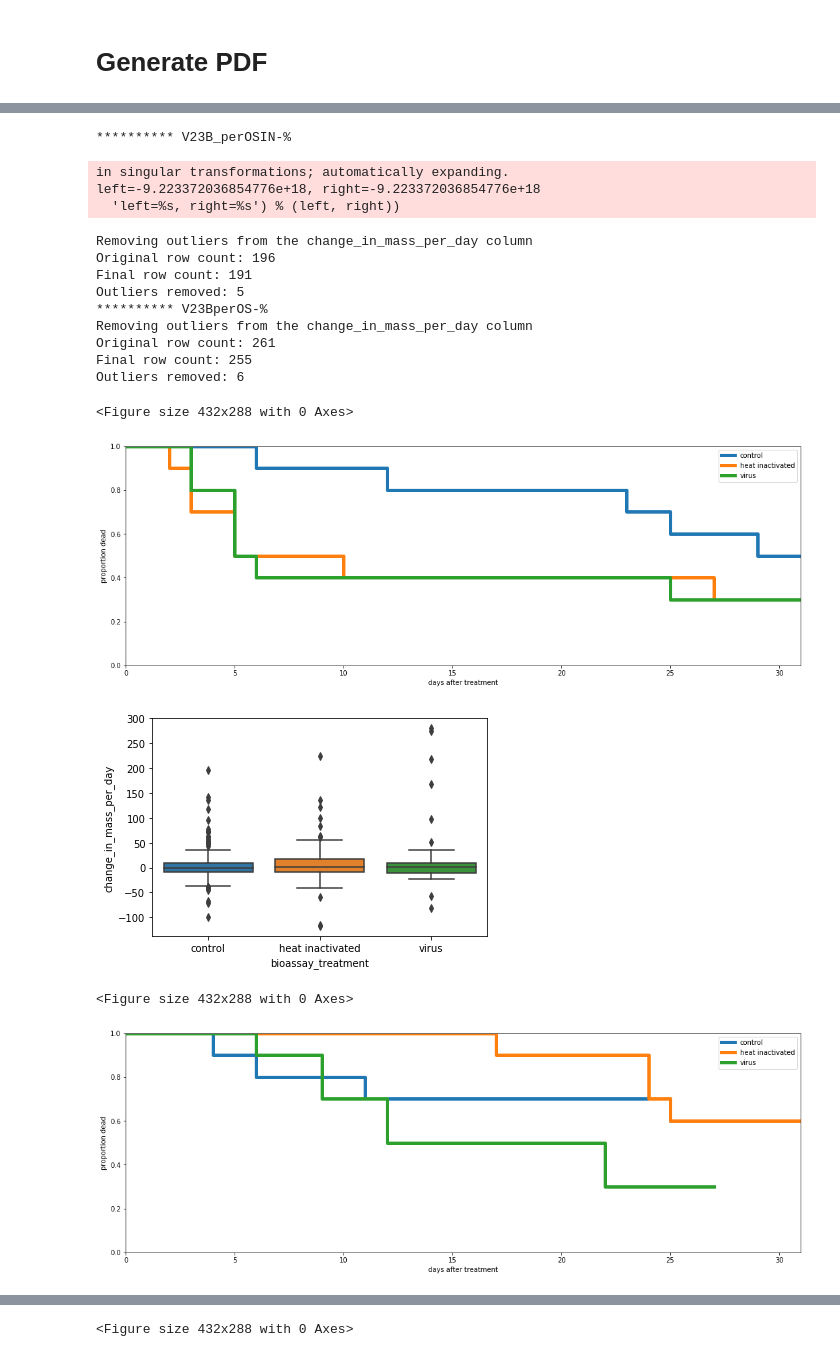
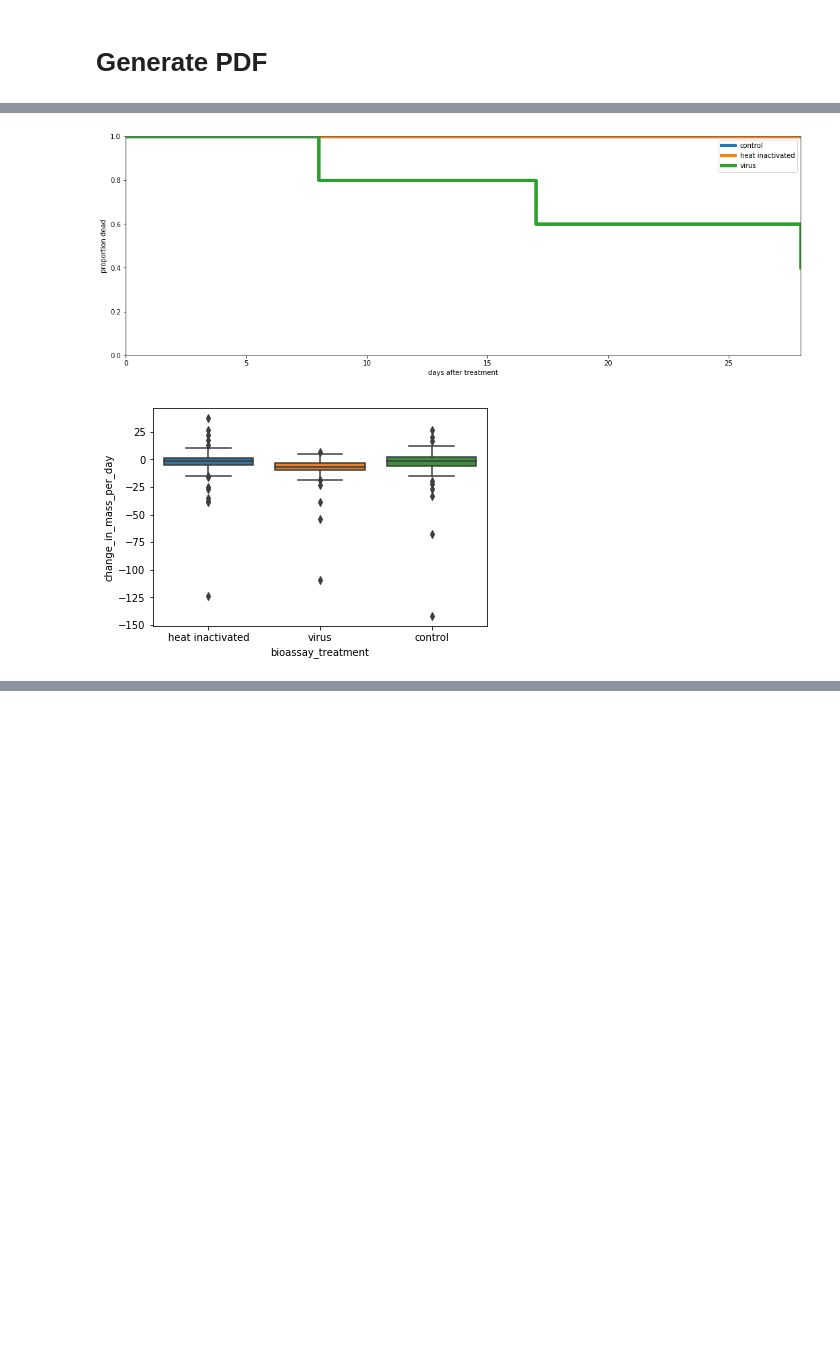
Before and after one commit to aubreymoore/rearing3, a Jupyter notebook: bioassay-report-generator.ipynb, the cells around one changed output, grey strips where cells are left out. Saved outputs shown, nothing was run; the diff lists cells and outputs as text; code cells hidden in the pictures; blank space fills up the shorter version.

```diff
--- a/bioassay-report-generator.ipynb
+++ b/bioassay-report-generator.ipynb
@@ -529,8 +529,18 @@ def generate_pdf():
 
 #generate_pdf()
 # %%
-bioassay_names = ['DUG42-%','MALB-%','MALBperOS-%','PNG-%','PNGperOS-%',
-                  'V23B-%','V23B_large_bioassay-%','V23B_perOSIN-%','V23BperOS-%']
+bioassay_names = [
+    #'DUG42-%',
+    #'MALB-%',
+    #'MALBperOS-%',
+    #'PNG-%',
+    #'PNGperOS-%',
+    #'V23B-%',
+    #'V23B_large_bioassay-%',
+    'V23B_perOSIN-%',
+    #'V23BperOS-%'
+]
+
 
 for bioassay_name in bioassay_names:
     print('********** {}'.format(bioassay_name))
@@ -579,18 +567,2 @@ Outliers removed: 14
-********** V23B_perOSIN-%
-in singular transformations; automatically expanding.
-left=-9.223372036854776e+18, right=-9.223372036854776e+18
-  'left=%s, right=%s') % (left, right))
-Removing outliers from the change_in_mass_per_day column
-Original row count: 196
-Final row count: 191
-Outliers removed: 5
-********** V23BperOS-%
-Removing outliers from the change_in_mass_per_day column
-Original row count: 261
-Final row count: 255
-Outliers removed: 6
-<Figure size 432x288 with 0 Axes>
-[figure, old version]
+[figure, new version]
-[figure, old version]
+[figure, new version]
-<Figure size 432x288 with 0 Axes>
-[figure, removed]
@@ -598 +568,0 @@ Outliers removed: 6
-<Figure size 432x288 with 0 Axes>
```
Also changed, not shown: parts of 1 cell of this notebook, 14 other files.
